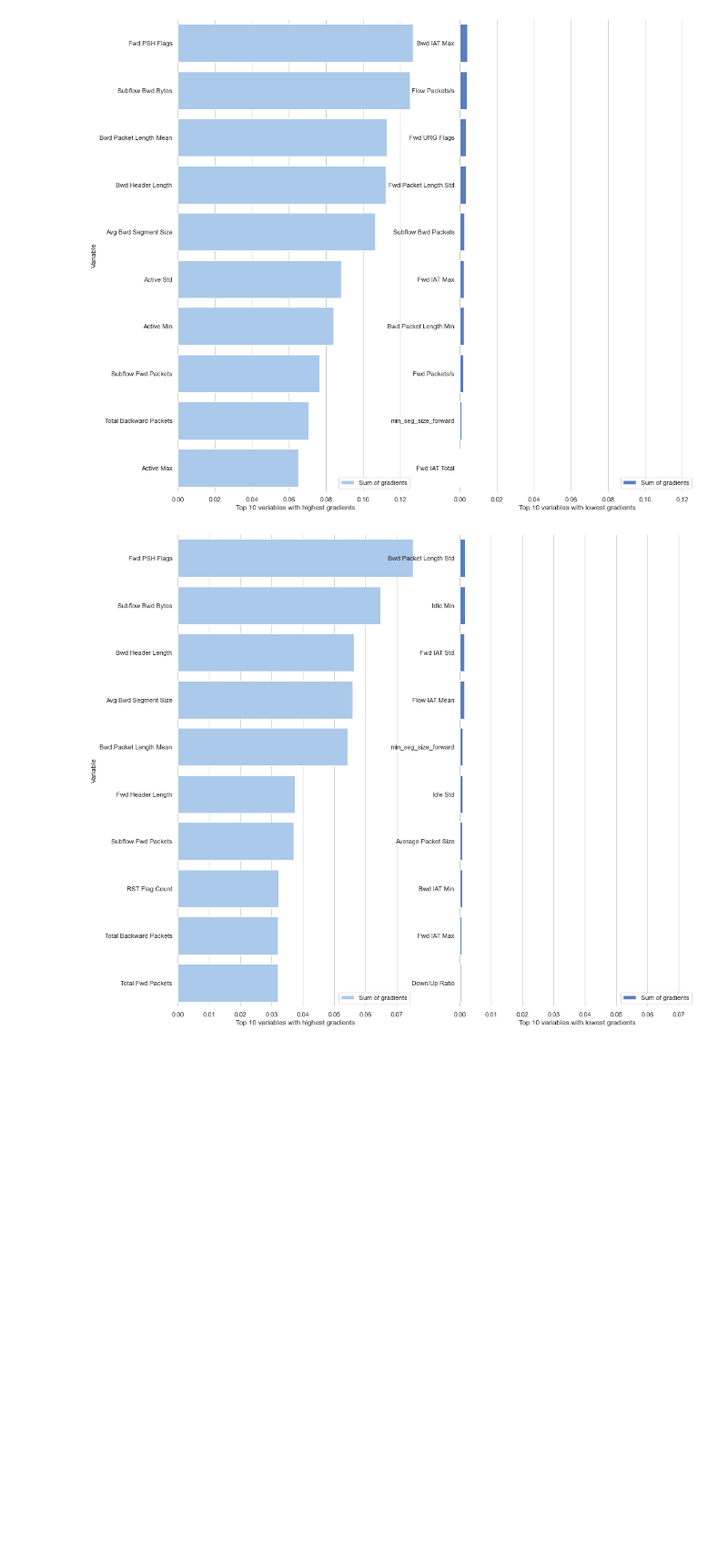
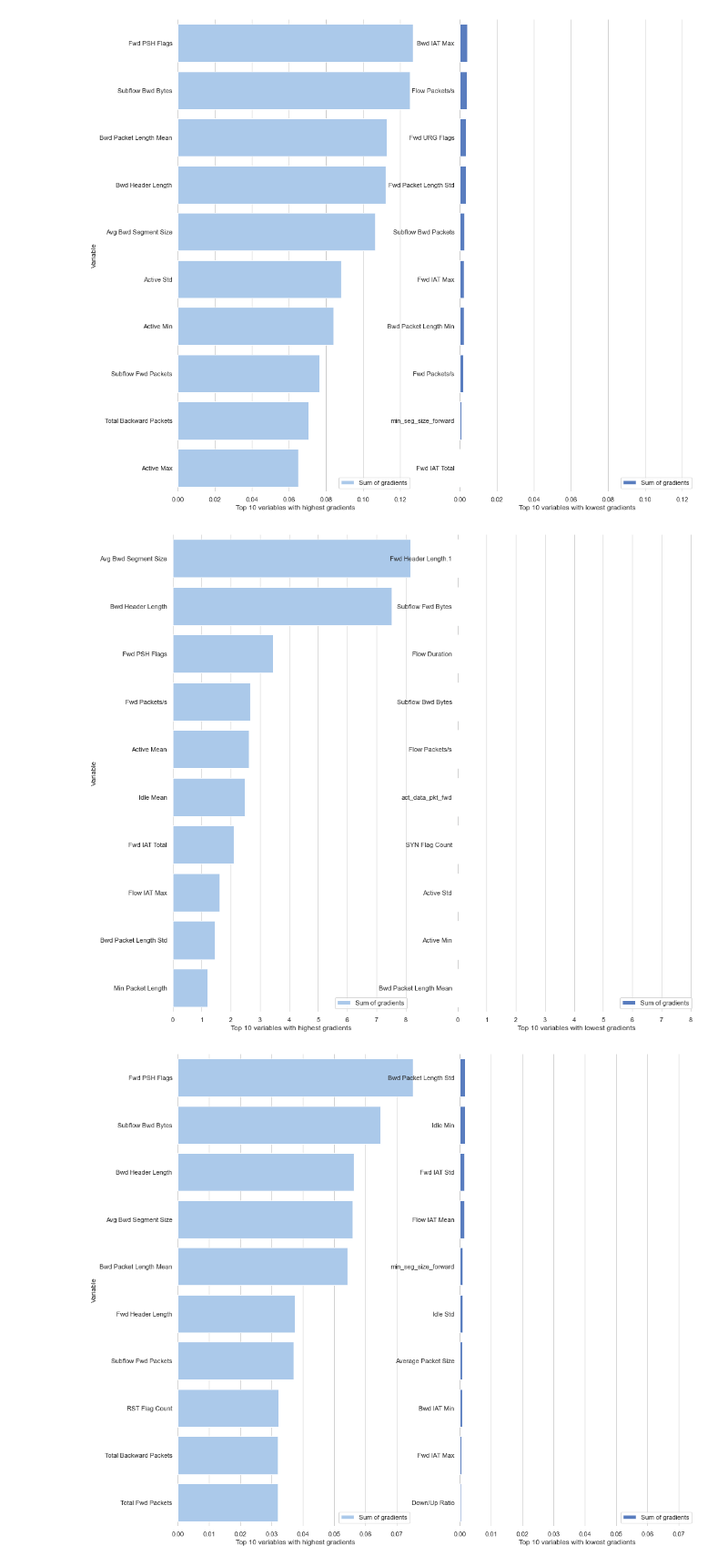
Before and after one commit to ireydiak/anomaly_detection_NRCAN, a Jupyter notebook: notebooks/deepsvdd_multiclass.ipynb, the cells around one changed output. Shown at 91% size. Drawn from its saved outputs; the diff is of its cells as text; code cells hidden in the pictures; blank space fills up the shorter version.

```diff
--- a/notebooks/deepsvdd_multiclass.ipynb
+++ b/notebooks/deepsvdd_multiclass.ipynb
@@ -15,7 +13,7 @@ from datetime import datetime as dt
 # %%
 # Setup base folder structure
 dataset_path = "../data/IDS2017/ids2017.csv"
-export_path = "./%s" % dt.now().strftime("%m-%d-%Y_%H-%M-%S")
+export_path = "deepsvdd_experiments"
 if not os.path.exists(export_path):
     os.mkdir(export_path)
 
@@ -335,6 +333,18 @@ benign_df = benign_df.sort_values(by=["Sum of gradients"], ascending=False)
 plt_k_top_vars(benign_df, k=10)
 # %% [output]
 [figure]
+# %%
+# Attacks analysis
+attack_df = pd.DataFrame(np.concatenate(
+    (np.array(columns).reshape(65, 1), (np.asarray([label_grad[k].sum(axis=0) for k in label_grad.keys() if k != "BENIGN"]).sum(axis=0)).reshape(65, 1)),
+    axis=1),
+    columns=["Variable", "Sum of gradients"]
+)
+attack_df["Sum of gradients"] = attack_df["Sum of gradients"].astype(np.float32)
+attack_df = attack_df.sort_values(by=["Sum of gradients"], ascending=False)
+plt_k_top_vars(attack_df, k=10)
+# %% [output]
+[figure, added]
 # %%
 # Portscan analysis
 portscan_df = pd.DataFrame(np.concatenate(
```
Also changed, not shown: parts of 9 cells of this notebook, 8 other files.
